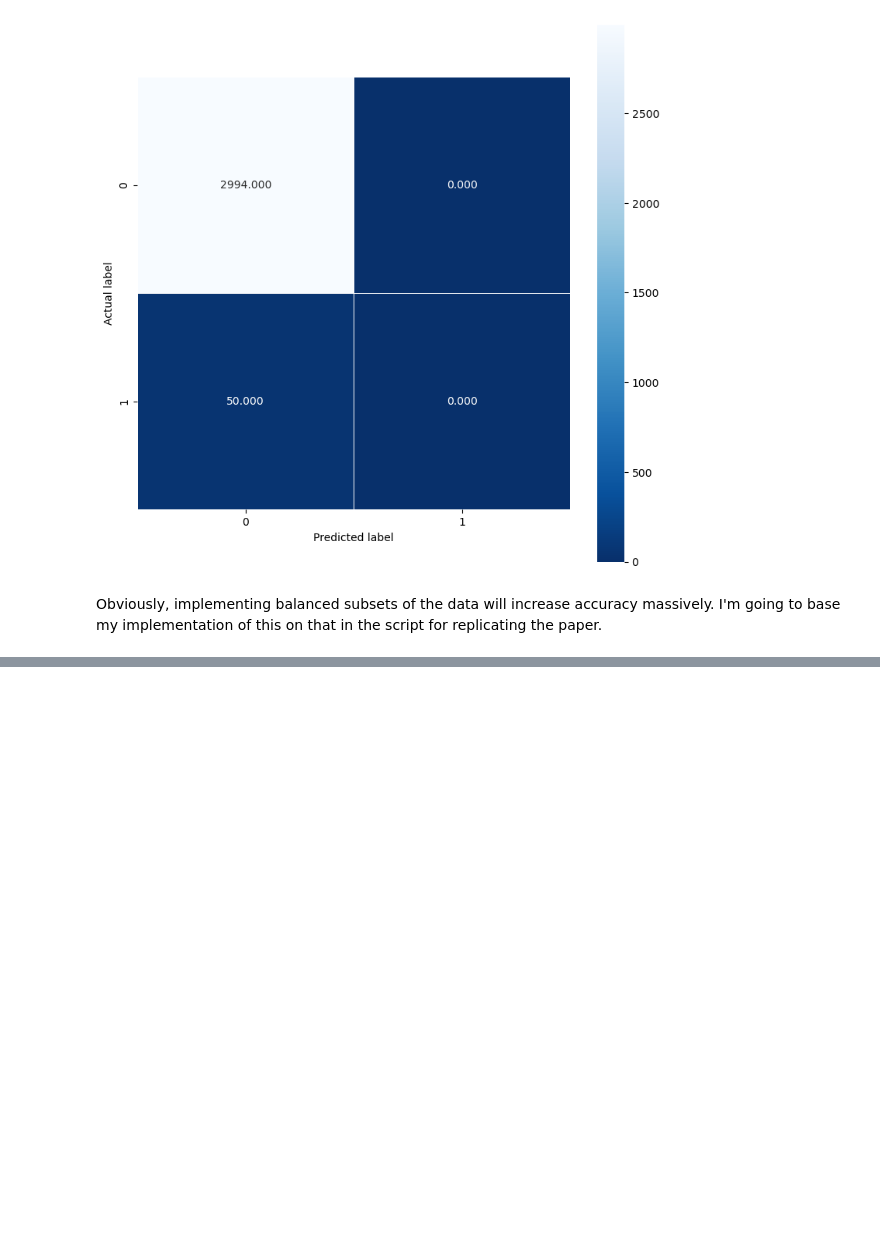
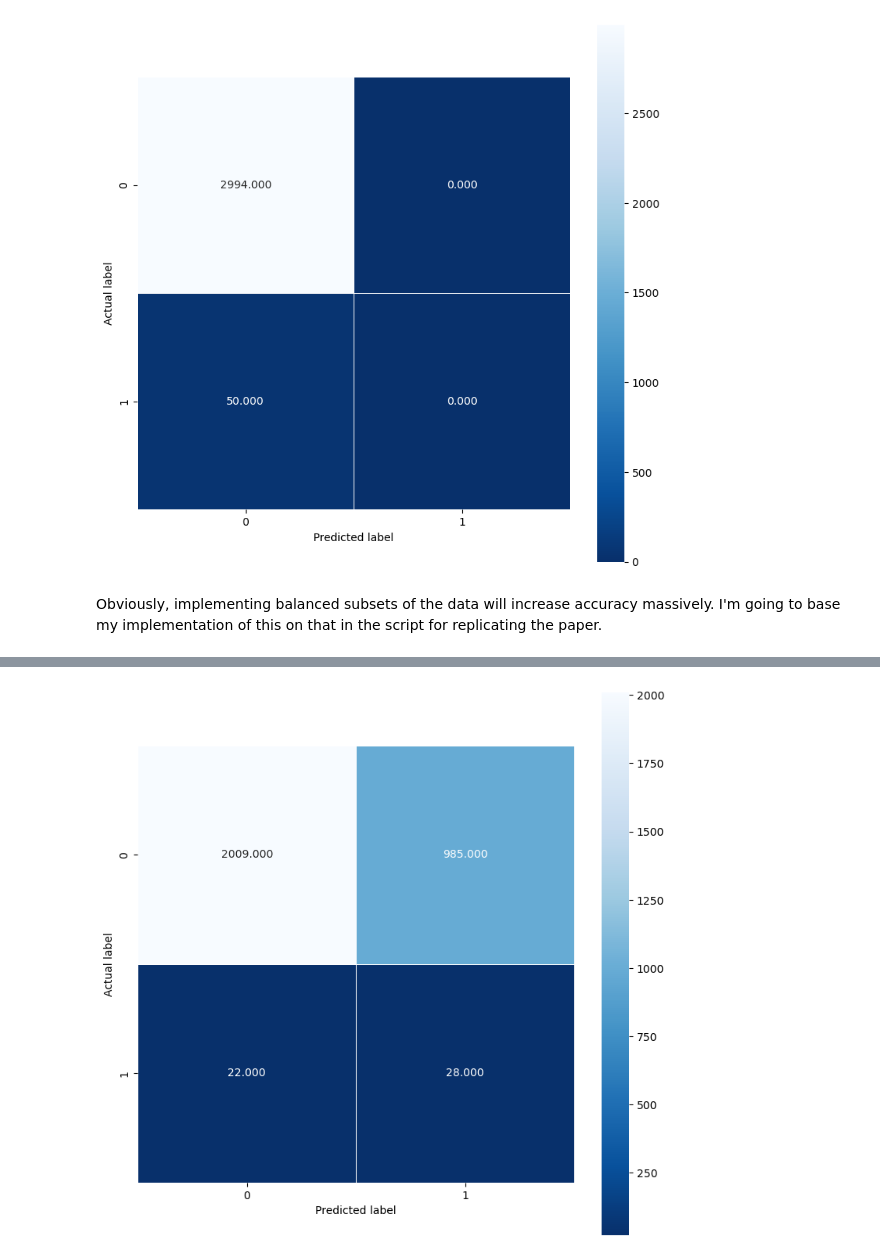
Before and after one commit to milooranm/RunningVolume_Injury, a Jupyter notebook: RunningVolume_Injury/notebooks/Early look at data.ipynb, the cells around one changed output, grey strips where cells are left out. Drawn from its saved outputs; the diff is of its cells as text; code cells hidden in the pictures; blank space fills up the shorter version.

```diff
--- a/RunningVolume_Injury/notebooks/Early look at data.ipynb
+++ b/RunningVolume_Injury/notebooks/Early look at data.ipynb
@@ -480,0 +465,86 @@ KeyError: 64.0
+# %%
+from sklearn.linear_model import LogisticRegression
+athletes = sorted(list(dfday['Athlete ID'].unique()))
+test_athletes = athletes[len(athletes) - 10:]
+X_test_original = dfday[dfday['Athlete ID'].isin(test_athletes)].copy() # Keep a copy for normalization
+X_train_original = dfday[~dfday['Athlete ID'].isin(test_athletes)].copy() # Keep a copy
+
+
+def normalize2(row, mean_df, std_df, athlete_id):
+    mu = mean_df.loc[athlete_id]
+    su = std_df.loc[athlete_id]
+    z = (row - mu)/su
+    return z
+
+# Calculate the means and standard deviations of all healthy events per athlete
+def getMeanStd(data):
+    mean = data[data['injury'] == 0].groupby('Athlete ID').mean()
+    std = data[data['injury'] == 0].groupby('Athlete ID').std()
+    std.replace(to_replace=0.0, value=0.01, inplace=True)
+    return mean, std
+
+def getBalancedSubset(X_train, samplesPerClass):
+    healthySet   = pd.DataFrame()
+    unhealthySet = pd.DataFrame()
+
+
+    stats = pd.DataFrame(X_train[['Athlete ID','injury']].groupby(['Athlete ID','injury']).size().reset_index(name='counts'))
+    stats = pd.DataFrame(stats[['Athlete ID']].groupby(['Athlete ID']).size().reset_index(name='counts'))
+    stats.drop(stats[stats['counts'] < 2].index, inplace=True)
+    athleteList = stats['Athlete ID'].unique()
+
+    samplesPerAthlete = int(np.floor(samplesPerClass) / len(athleteList))
+
+    for athlete in athleteList:
+        if unhealthySet.empty:
+            unhealthySet = X_train[(X_train['Athlete ID'] == athlete) & (X_train['injury'] == 0)].sample(samplesPerAthlete, replace=True)
+        else:
+            unhealthySet = pd.concat([unhealthySet, X_train[(X_train['Athlete ID'] == athlete) & (X_train['injury'] == 0)].sample(samplesPerAthlete,replace=True)], ignore_index=True)
+        if healthySet.empty:
+            healthySet = X_train[(X_train['Athlete ID'] == athlete) & (X_train['injury'] == 1)].sample(samplesPerAthlete, replace=True)
+        else:
+            healthySet = pd.concat([healthySet, X_train[(X_train['Athlete ID'] == athlete) & (X_train['injury'] == 1)].sample(samplesPerAthlete,replace=True)], ignore_index=True)
+
+
+    balancedSet = pd.concat([healthySet, unhealthySet], ignore_index=True)
+    return balancedSet
+
+X_train_means, X_train_std = getMeanStd(X_train_original)
+X_test_means, X_test_std = getMeanStd(X_test_original)
+
+
+
+samples_per_class = 2048
+X_train_balanced = getBalancedSubset(X_train_original.copy(), samples_per_class)
+y_train = X_train_balanced['injury']
+y_test = X_test_original['injury']
+
+# 3. Apply normalization to the *balanced training data*
+# X_train_normalized = X_train_balanced.drop(columns=['injury', 'Date','Athlete ID'], errors='ignore')
+# X_train_normalized = X_train_normalized.apply(lambda x: normalize2(x, X_train_means, X_train_std, x['Athlete ID']), axis=1)
+X_train_normalized = X_train_balanced.apply(lambda x: normalize2(x, X_train_means, X_train_std, x['Athlete ID']), axis=1)
+X_train_normalized = X_train_normalized.drop(columns=['injury', 'Date', 'Athlete ID'], errors='ignore')
+
+# 4. Apply normalization to the *test data* using the *training* statistics
+# X_test_normalized = X_test_original.drop(columns=['injury', 'Date', 'Athlete ID'], errors='ignore')
+# X_test_normalized = X_test_normalized.apply(lambda x: normalize2(x, X_train_means, X_train_std, x['Athlete ID']), axis=1)
+X_test_normalized = X_test_original.apply(lambda x: normalize2(x, X_test_means, X_test_std, x['Athlete ID']), axis=1)
+X_test_normalized = X_test_normalized.drop(columns=['injury', 'Date', 'Athlete ID'], errors='ignore')
+
+# 5. Train the Logistic Regression model on the normalized training data
+logReg = LogisticRegression()
+logReg.fit(X_train_normalized, y_train)
+
+# 6. Make predictions on the normalized test data
+predictions = logReg.predict(X_test_normalized)
+
+# 7. Evaluate the model (as you have done)
+cm = metrics.confusion_matrix(y_test, predictions)
+
+plt.figure(figsize=(9,9))
+sns.heatmap(cm, annot=True, fmt=".3f", linewidths=.5, square = True, cmap = 'Blues_r');
+plt.ylabel('Actual label');
+plt.xlabel('Predicted label');
+plt.show()
+# %% [output]
+[figure, added]
```
Also changed, not shown: parts of 6 cells of this notebook.
